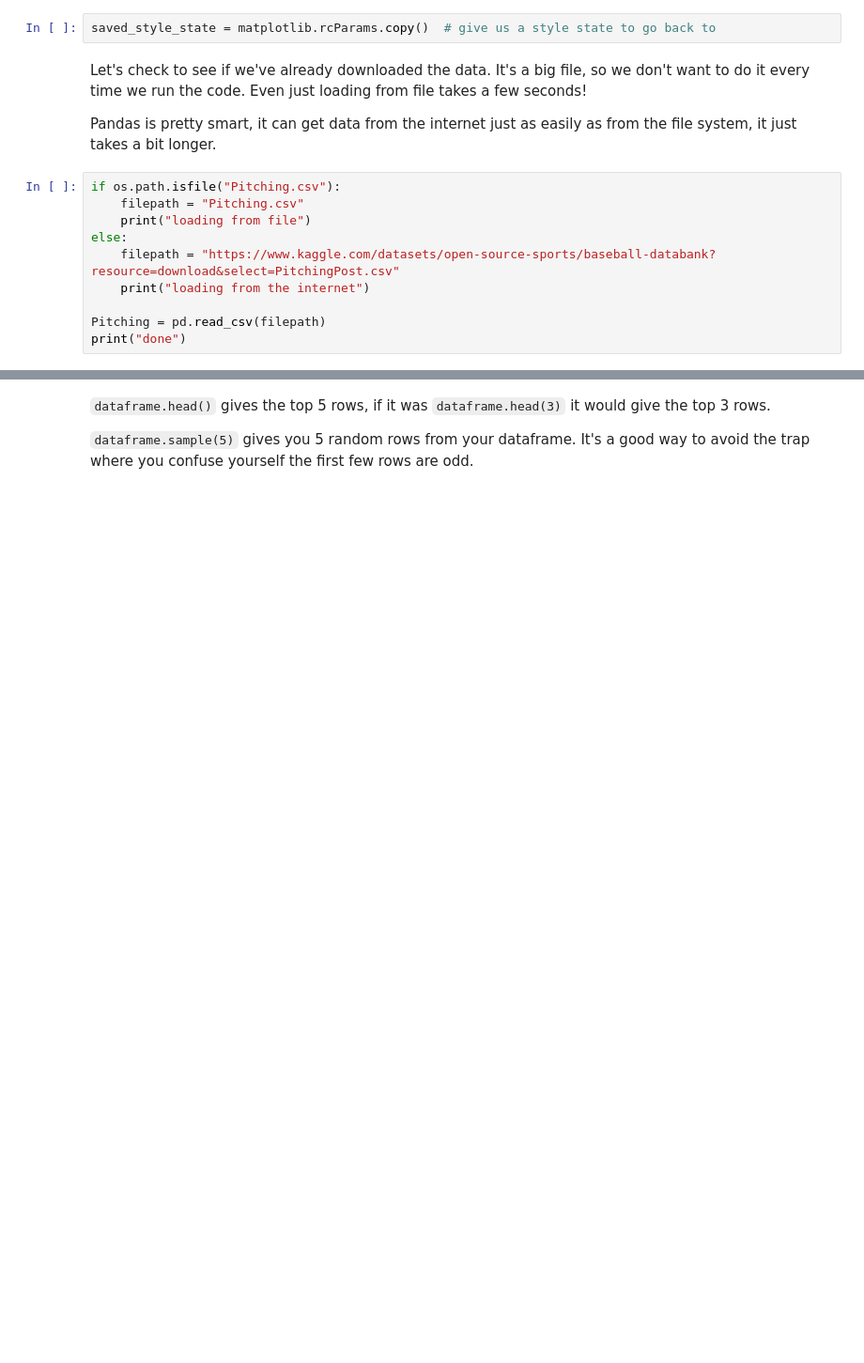
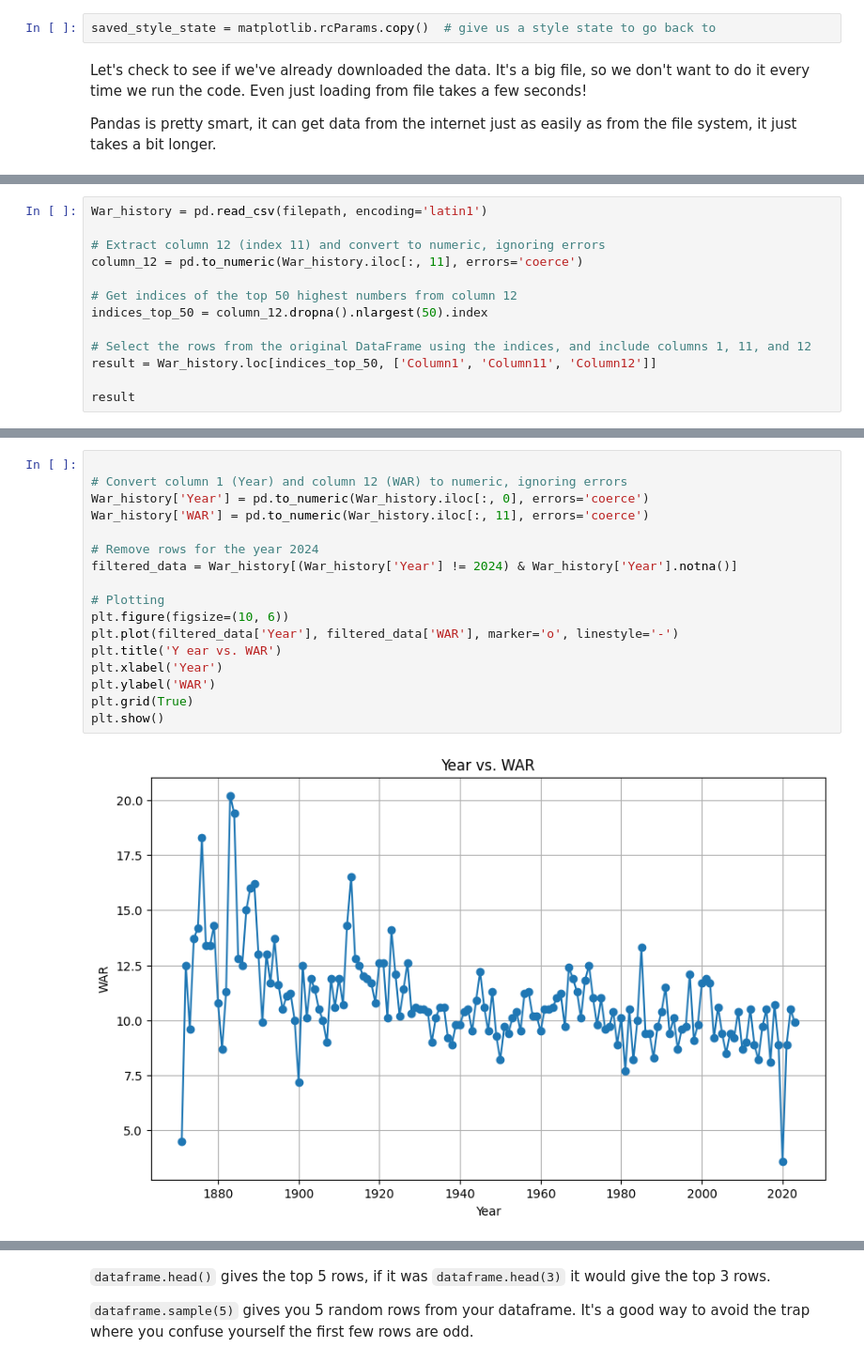
Before and after one commit to Ethanp333/baseball_data, a Jupyter notebook: basic_pandas.ipynb, the cells around one changed output, grey strips where cells are left out. Shown at 94% size. Drawn from its saved outputs; the diff is of its cells as text; blank space fills up the shorter version.

Commit message:
baseball data

```diff
--- a/basic_pandas.ipynb
+++ b/basic_pandas.ipynb
@@ -27,13 +69,3 @@ saved_style_state = matplotlib.rcParams.copy()  # give us a style state to go ba
 Let's check to see if we've already downloaded the data. It's a big file, so we don't want to do it every time we run the code. Even just loading from file takes a few seconds!
 
 Pandas is pretty smart, it can get data from the internet just as easily as from the file system, it just takes a bit longer.
-# %%
-if os.path.isfile("Pitching.csv"):
-    filepath = "Pitching.csv"
-    print("loading from file")
-else:
-    filepath = "https://www.kaggle.com/datasets/open-source-sports/baseball-databank?resource=download&select=PitchingPost.csv"
-    print("loading from the internet")
-
-Pitching = pd.read_csv(filepath)
-print("done")
@@ -52,0 +153,13 @@ Pitching.head()
+# %%
+War_history = pd.read_csv(filepath, encoding='latin1')
+
+# Extract column 12 (index 11) and convert to numeric, ignoring errors
+column_12 = pd.to_numeric(War_history.iloc[:, 11], errors='coerce')
+
+# Get indices of the top 50 highest numbers from column 12
+indices_top_50 = column_12.dropna().nlargest(50).index
+
+# Select the rows from the original DataFrame using the indices, and include columns 1, 11, and 12
+result = War_history.loc[indices_top_50, ['Column1', 'Column11', 'Column12']]
+
+result
@@ -52,0 +184,19 @@ Pitching.head()
+# %%
+
+# Convert column 1 (Year) and column 12 (WAR) to numeric, ignoring errors
+War_history['Year'] = pd.to_numeric(War_history.iloc[:, 0], errors='coerce')
+War_history['WAR'] = pd.to_numeric(War_history.iloc[:, 11], errors='coerce')
+
+# Remove rows for the year 2024
+filtered_data = War_history[(War_history['Year'] != 2024) & War_history['Year'].notna()]
+
+# Plotting
+plt.figure(figsize=(10, 6))
+plt.plot(filtered_data['Year'], filtered_data['WAR'], marker='o', linestyle='-')
+plt.title('Y ear vs. WAR')
+plt.xlabel('Year')
+plt.ylabel('WAR')
+plt.grid(True)
+plt.show()
+# %% [output]
+[figure, added]
```
Also changed, not shown: parts of 29 cells of this notebook, 4 other files.
